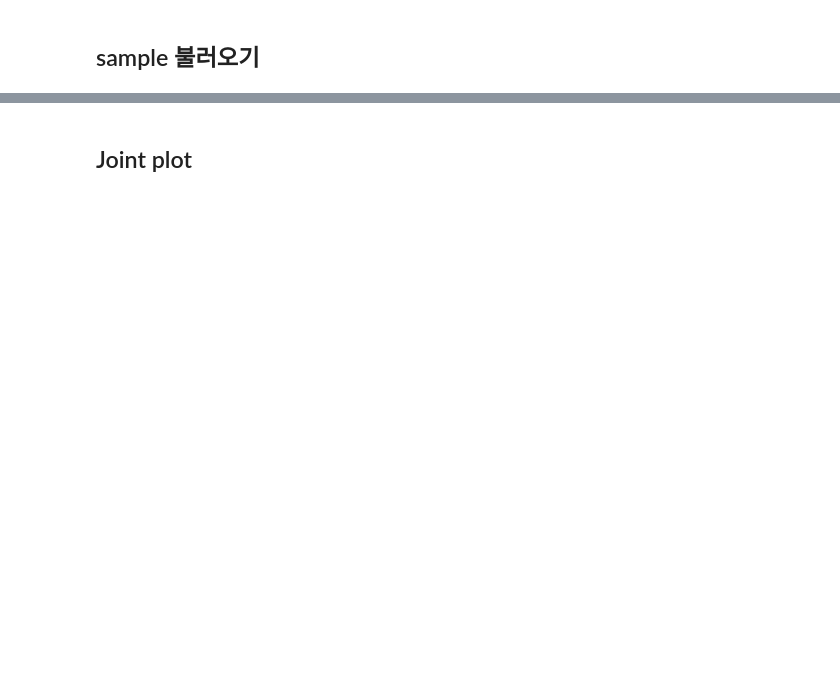
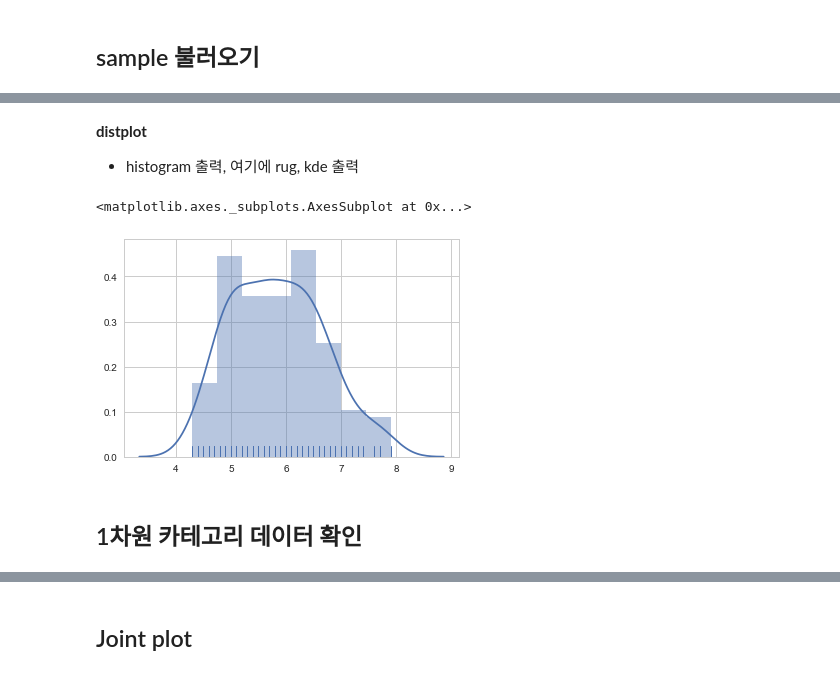
Before and after one commit to wjy5446/TIL, a Jupyter notebook: 4_pakage/Seaborn/seaborn-memo.ipynb, the cells around one changed output, grey strips where cells are left out. Cells and saved outputs as stored; diff of their text form; code cells hidden in the pictures; blank space fills up the shorter version.

```diff
--- a/4_pakage/Seaborn/seaborn-memo.ipynb
+++ b/4_pakage/Seaborn/seaborn-memo.ipynb
@@ -62,0 +84,10 @@ sns.distplot(iris.petal_length.values, kde=True, rug=True) : 바형 그래프
+# %% [markdown]
+**distplot**
+- histogram 출력, 여기에 rug, kde 출력
+# %%
+sns.distplot(x, rug = True, kde = True)
+# %% [output]
+<matplotlib.axes._subplots.AxesSubplot at 0x...>
+[figure, added]
+# %% [markdown]
+## 1차원 카테고리 데이터 확인
```
Also changed, not shown: parts of 41 cells of this notebook, 2 other files.
